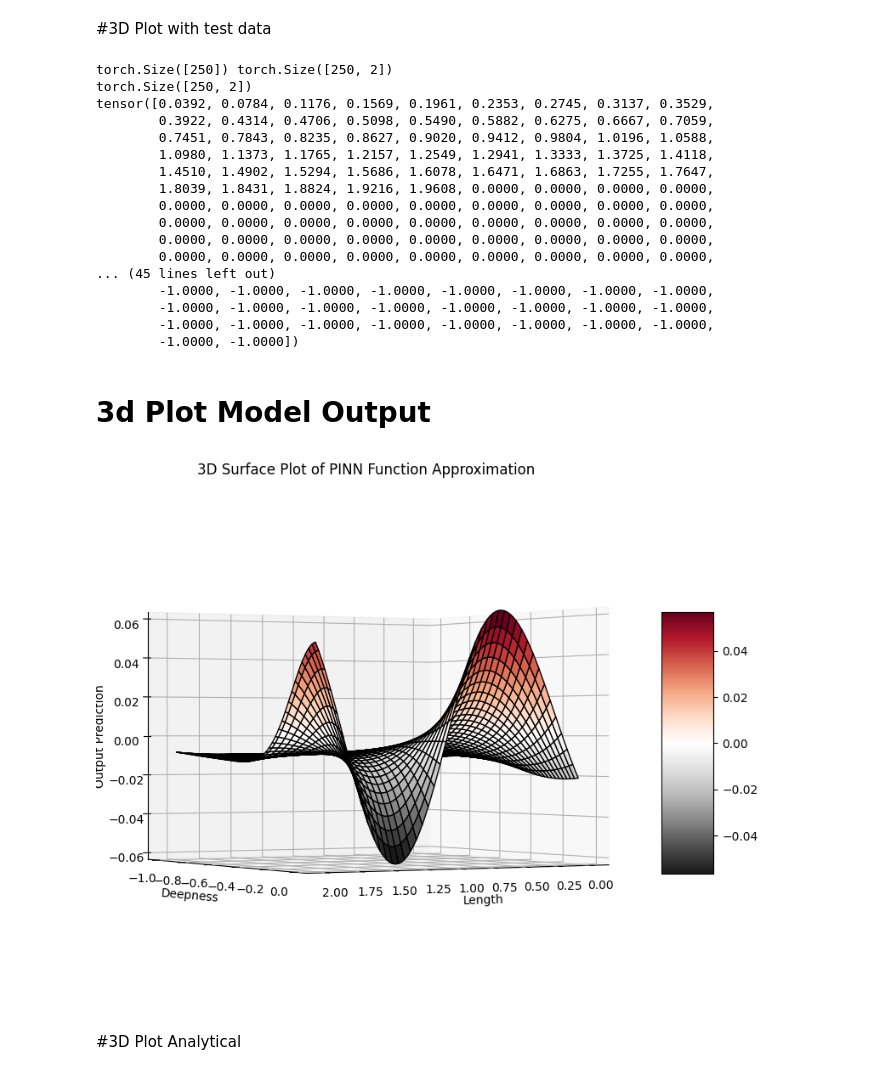
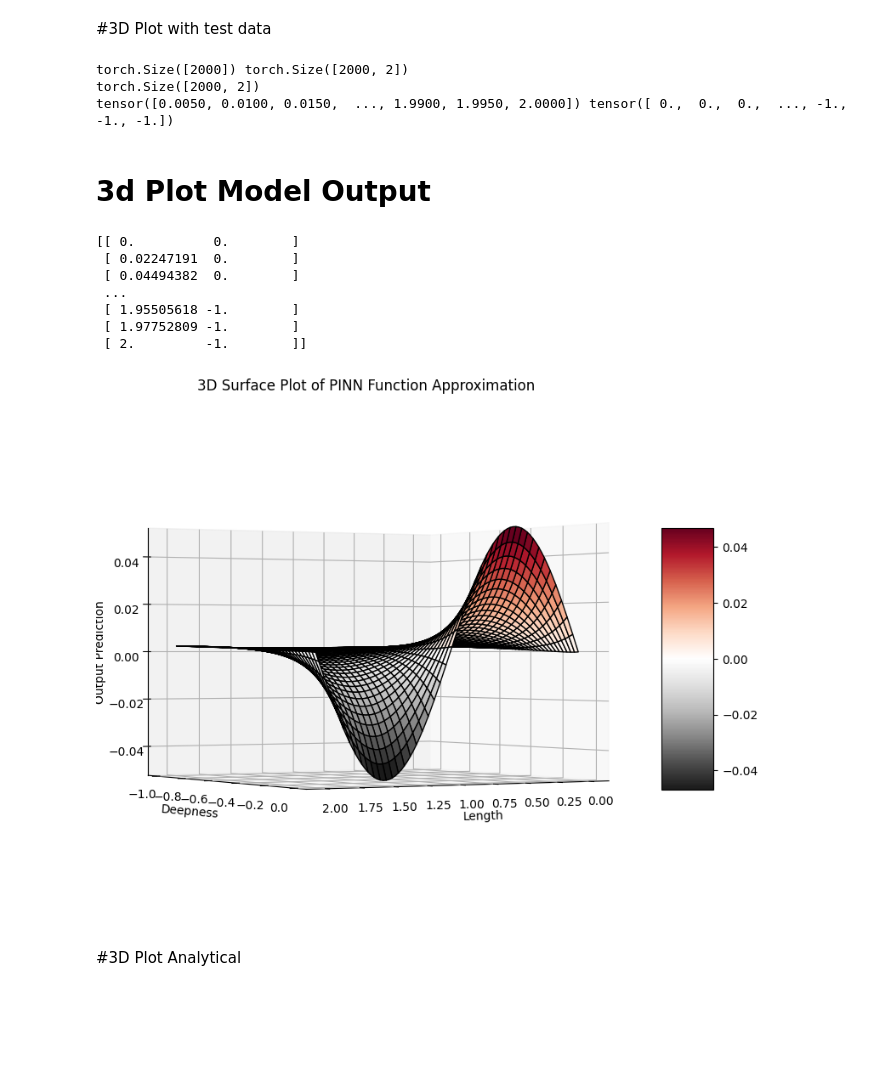
Before and after one commit to LuigiElo/DL-PINNs, a Jupyter notebook: PINN_LaPlace2D_Pytorch.ipynb, the cells around one changed output. Cells and saved outputs as stored; diff of their text form; code cells hidden in the pictures; blank space fills up the shorter version.

```diff
--- a/PINN_LaPlace2D_Pytorch.ipynb
+++ b/PINN_LaPlace2D_Pytorch.ipynb
@@ -452,13 +485,10 @@ import torch.nn as nn
 import torch.optim as optim
 import numpy as np
 import matplotlib.pyplot as plt
-from sklearn.preprocessing import StandardScaler
-
-scaler = StandardScaler()
 
 # Define parameters
-num_epochs = 1000
-learning_rate = 10**-3
+num_epochs = 10000
+learning_rate = (10**-3)*0.5
 momentum = 0.9
 #alpha = 1.0  # Weight for data loss
 #beta = 1.0   # Weight for periodic boundary condition loss
@@ -471,8 +501,8 @@ model = FNN()
 optimizer = optim.Adam(model.parameters(), lr=learning_rate)
 #optimizer = optim.SGD(model.parameters(), lr=learning_rate, momentum=momentum)
 
-training_data_size=150
-test_data_size=30 #it has to be multiple of 4
+training_data_size=64
+test_data_size=16 #it has to be multiple of 4
 
 # Generate training data for each component of the PINN loss
 input_data_function_approximation, target_data_function_approximation = generate_data_function_approximation(training_data_size)
@@ -483,7 +513,7 @@ input_data_vel_bottom = generate_data_bottom_velocity(training_data_size)
 
 
 #normalize data
-input_data_function_approximation, input_data_boundary_conditions_0,input_data_boundary_conditions_1, input_data_pde_loss, input_data_vel_bottom = normalize_data(input_data_function_approximation, input_data_boundary_conditions_0,input_data_boundary_conditions_1, input_data_pde_loss, input_data_vel_bottom,training_data_size)
+input_data_function_approximation, input_data_boundary_conditions_0,input_data_boundary_conditions_1, input_data_pde_loss, input_data_vel_bottom, scaler = normalize_data(input_data_function_approximation, input_data_boundary_conditions_0,input_data_boundary_conditions_1, input_data_pde_loss, input_data_vel_bottom,training_data_size,False)
 
 # Change 1: Create a SoftAdapt object (with your desired variant)
 softadapt_object = LossWeightedSoftAdapt(beta=0.1)
@@ -593,7 +623,7 @@ for epoch in range(num_epochs):
     test_input_data_vel_bottom = generate_data_bottom_velocity(test_data_size)
 
     #normalize data
-    test_input_data_function_approximation, test_input_data_boundary_conditions_0, test_input_data_boundary_conditions_1, test_input_data_pde_loss, test_input_data_vel_bottom = normalize_data(test_input_data_function_approximation, test_input_data_boundary_conditions_0, test_input_data_boundary_conditions_1, test_input_data_pde_loss, test_input_data_vel_bottom,test_data_size)
+    test_input_data_function_approximation, test_input_data_boundary_conditions_0, test_input_data_boundary_conditions_1, test_input_data_pde_loss, test_input_data_vel_bottom, scaler = normalize_data(test_input_data_function_approximation, test_input_data_boundary_conditions_0, test_input_data_boundary_conditions_1, test_input_data_pde_loss, test_input_data_vel_bottom,test_data_size)
     # Test loop
     # Forward pass for each component
     test_predicted_data_function_approximation = model(torch.Tensor(test_input_data_function_approximation))
@@ -753,7 +783,7 @@ plotLoss(num_epochs)
 def getTestData():
   total_test_data = []
   total_test_data_scaled = []
-  test_data_size=50
+  test_data_size=400
   #generate test data
   test_input_data_function_approximation, test_target_data_function_approximation = generate_data_function_approximation(test_data_size)
   test_input_data_boundary_conditions_0, test_input_data_boundary_conditions_1 = generate_periodic_boundary_data(test_data_size, x1_values=[0, 2])
@@ -768,7 +798,7 @@ def getTestData():
   total_test_data.extend(test_input_data_vel_bottom)
 
   #normalize data
-  test_input_data_function_approximation, test_input_data_boundary_conditions_0, test_input_data_boundary_conditions_1, test_input_data_pde_loss, test_input_data_vel_bottom = normalize_data(test_input_data_function_approximation, test_input_data_boundary_conditions_0, test_input_data_boundary_conditions_1, test_input_data_pde_loss, test_input_data_vel_bottom,test_data_size)
+  test_input_data_function_approximation, test_input_data_boundary_conditions_0, test_input_data_boundary_conditions_1, test_input_data_pde_loss, test_input_data_vel_bottom, scaler = normalize_data(test_input_data_function_approximation, test_input_data_boundary_conditions_0, test_input_data_boundary_conditions_1, test_input_data_pde_loss, test_input_data_vel_bottom,test_data_size)
 
 
   #add standardized data
@@ -788,30 +818,16 @@ def getTestData():
   print(output2.shape,(total_test_data_scaled.shape))
   print(total_test_data.shape)
 
-  return total_test_data, total_test_data_scaled, output2
+  return total_test_data, total_test_data_scaled, output2, scaler
 # %%
-total_test_data, total_test_data_scaled, output2 = getTestData()
+total_test_data, total_test_data_scaled, output2, scaler = getTestData()
 x = total_test_data[:,0]
 y = total_test_data[:,1]
 print(x,y)
 # %% [output]
-torch.Size([250]) torch.Size([250, 2])
-torch.Size([250, 2])
-tensor([0.0392, 0.0784, 0.1176, 0.1569, 0.1961, 0.2353, 0.2745, 0.3137, 0.3529,
-        0.3922, 0.4314, 0.4706, 0.5098, 0.5490, 0.5882, 0.6275, 0.6667, 0.7059,
-        0.7451, 0.7843, 0.8235, 0.8627, 0.9020, 0.9412, 0.9804, 1.0196, 1.0588,
-        1.0980, 1.1373, 1.1765, 1.2157, 1.2549, 1.2941, 1.3333, 1.3725, 1.4118,
-        1.4510, 1.4902, 1.5294, 1.5686, 1.6078, 1.6471, 1.6863, 1.7255, 1.7647,
-        1.8039, 1.8431, 1.8824, 1.9216, 1.9608, 0.0000, 0.0000, 0.0000, 0.0000,
-        0.0000, 0.0000, 0.0000, 0.0000, 0.0000, 0.0000, 0.0000, 0.0000, 0.0000,
-        0.0000, 0.0000, 0.0000, 0.0000, 0.0000, 0.0000, 0.0000, 0.0000, 0.0000,
-        0.0000, 0.0000, 0.0000, 0.0000, 0.0000, 0.0000, 0.0000, 0.0000, 0.0000,
-        0.0000, 0.0000, 0.0000, 0.0000, 0.0000, 0.0000, 0.0000, 0.0000, 0.0000,
-... (45 lines left out)
-        -1.0000, -1.0000, -1.0000, -1.0000, -1.0000, -1.0000, -1.0000, -1.0000,
-        -1.0000, -1.0000, -1.0000, -1.0000, -1.0000, -1.0000, -1.0000, -1.0000,
-        -1.0000, -1.0000, -1.0000, -1.0000, -1.0000, -1.0000, -1.0000, -1.0000,
-        -1.0000, -1.0000])
+torch.Size([2000]) torch.Size([2000, 2])
+torch.Size([2000, 2])
+tensor([0.0050, 0.0100, 0.0150,  ..., 1.9900, 1.9950, 2.0000]) tensor([ 0.,  0.,  0.,  ..., -1., -1., -1.])
 # %% [markdown]
 # 3d Plot Model Output
 # %%
@@ -823,44 +839,48 @@ y = np.linspace(0,-1,90)
 X,Y  = np.meshgrid(x,y)
 
 # Stack X and Y vertically
-data = np.vstack([X.flatten(), Y.flatten()]).T
+data = np.column_stack((X.ravel(), Y.ravel()))
+print(data)
 
 # Create and fit the scaler
-scaler = StandardScaler()
-scaled_data = scaler.fit_transform(data)
+scaled_data = scaler.transform(data)
 
-surface_output= model(torch.Tensor(scaled_data))/2
+surface_output= model(torch.Tensor(scaled_data))
+
 # Assuming the model output is 1D, reshape it to 2D
 Z = surface_output.detach().numpy().reshape(X.shape)
-#predicted_data_2d = Z.reshape(X.shape)
-
-
-
 
 # Create a 3D plot
 fig = plt.figure(figsize=(10, 8))
 ax = fig.add_subplot(111, projection='3d')
 
 # Surface plot
 
 surf = ax.plot_surface(X, Y, Z, cmap='RdGy_r', edgecolor='k',)
 
 # Set labels
 ax.set_xlabel('Length')
 ax.set_ylabel('Deepness')
 ax.set_zlabel('Output Prediction')
 
 # Set title
 ax.set_title('3D Surface Plot of PINN Function Approximation')
 # Add a color bar
 
 fig.colorbar(surf, shrink=0.5, aspect=5)
 
 ax.view_init(elev=0, azim=60 )
 # Show the plot
 plt.show()
 # %% [output]
+[[ 0.          0.        ]
+ [ 0.02247191  0.        ]
+ [ 0.04494382  0.        ]
+ ...
+ [ 1.95505618 -1.        ]
+ [ 1.97752809 -1.        ]
+ [ 2.         -1.        ]]
-[figure, old version]
+[figure, new version]
 # %% [markdown]
 #3D Plot Analytical
 # %%
```
Also changed, not shown: parts of 14 cells of this notebook.
